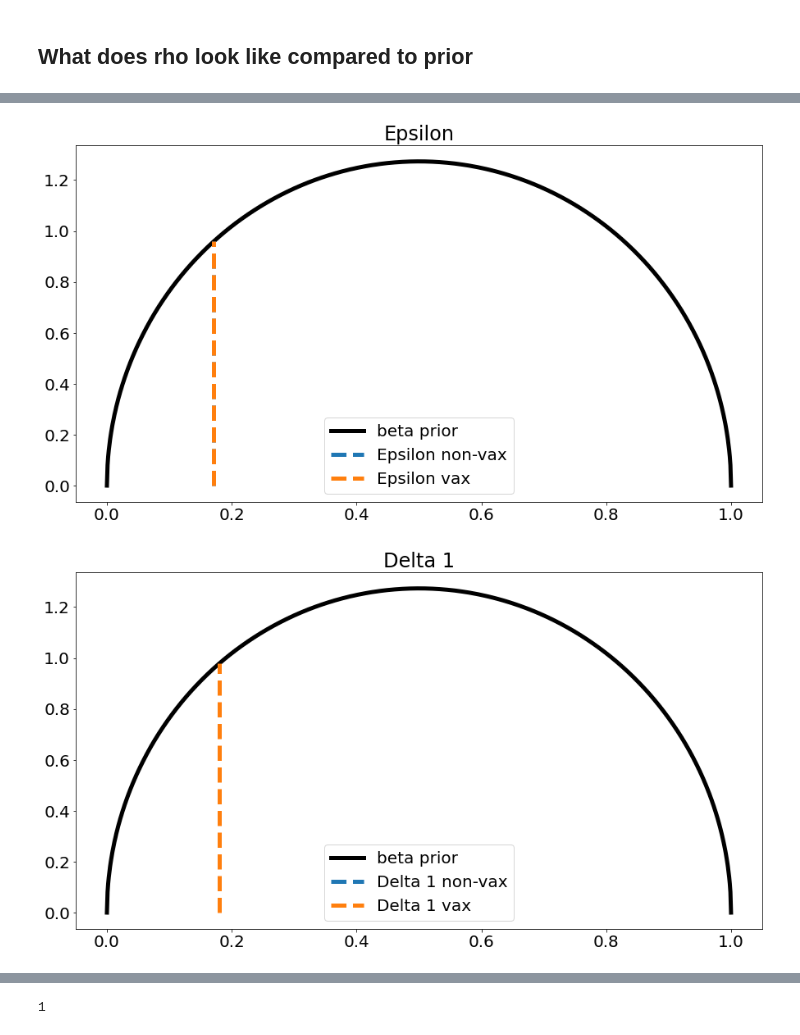
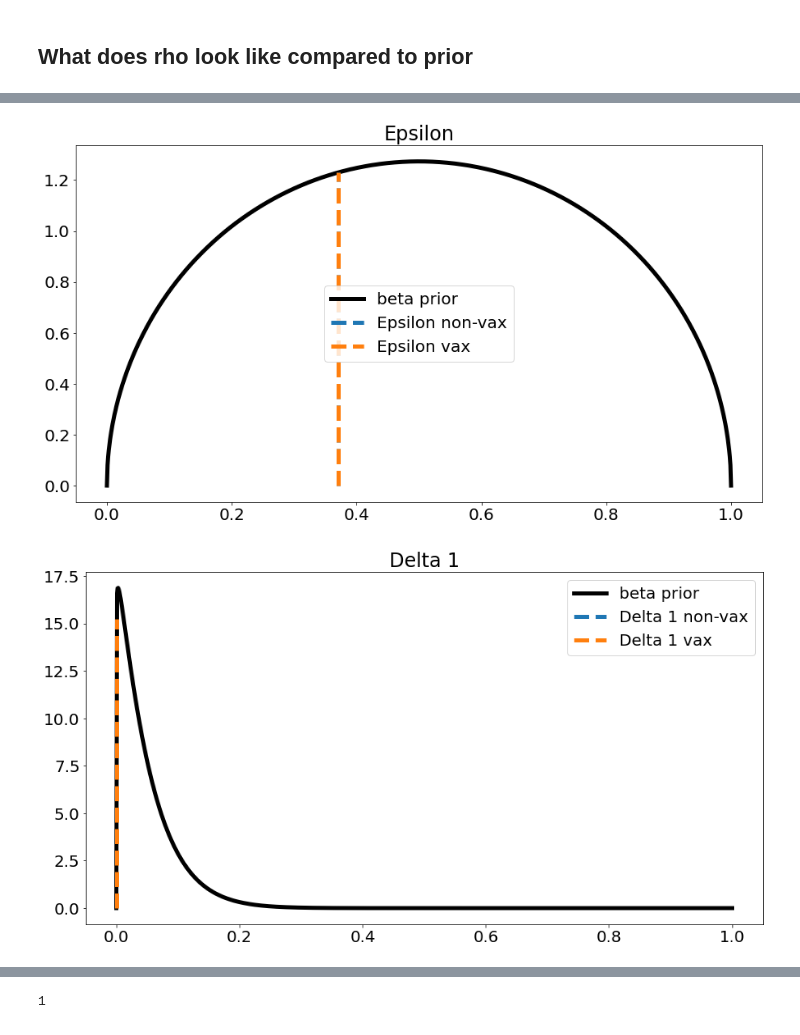
Before and after one commit to tufts-ml/covid19-forecasting, a Jupyter notebook: tf_model_1p5/Debug Forecasts.ipynb, the cells around one changed output, grey strips where cells are left out. Saved outputs shown, nothing was run; the diff lists cells and outputs as text; code cells hidden in the pictures.

Commit message:
Update priors, now X too low

```diff
--- a/tf_model_1p5/Debug Forecasts.ipynb
+++ b/tf_model_1p5/Debug Forecasts.ipynb
@@ -403,19 +403,20 @@ class CovidModel(tf.keras.Model):
         self.unconstrained_delta[0] = tf.Variable([1e8], name='A_delta_0', trainable=False)
         # TODO: debug
         # if this isn't add weight the gradient doesn't get tracked for some reason
-        self.unconstrained_delta[1] = self.add_weight(shape=tf.TensorShape(1), initializer="random_normal",
+        self.unconstrained_delta[1] = self.add_weight(shape=tf.TensorShape(1),
+                                                      initializer=tf.keras.initializers.RandomNormal(mean=-10),
                                                       trainable=True, name=f'A_delta_1')
 
         # initialize model parameters
         for vax_status in [0, 1]:
 
-            self.model_params[MILD][vax_status]['unconstrained_rho'] = tf.Variable([0], name=f'M_rho_{vax_status}', trainable=True, dtype=tf.float32, shape=tf.TensorShape(1))
+            self.model_params[MILD][vax_status]['unconstrained_rho'] = tf.Variable([5], name=f'M_rho_{vax_status}', trainable=True, dtype=tf.float32, shape=tf.TensorShape(1))
             self.model_params[MILD][vax_status]['unconstrained_lambda'] = tf.Variable([lambda_bar_M], name=f'M_lambda_{vax_status}', trainable=True, dtype=tf.float32, shape=tf.TensorShape(1))
             self.model_params[MILD][vax_status]['unconstrained_nu'] = tf.Variable([nu_bar_M], name=f'M_nu_{vax_status}', trainable=True, dtype=tf.float32, shape=tf.TensorShape(1))
-            self.model_params[EXTREME][vax_status]['unconstrained_rho'] = tf.Variable([0], name=f'X_rho_{vax_status}', trainable=True, dtype=tf.float32, shape=tf.TensorShape(1))
+            self.model_params[EXTREME][vax_status]['unconstrained_rho'] = tf.Variable([-5], name=f'X_rho_{vax_status}', trainable=True, dtype=tf.float32, shape=tf.TensorShape(1))
             self.model_params[EXTREME][vax_status]['unconstrained_lambda'] = tf.Variable([lambda_bar_X], name=f'X_lambda_{vax_status}', trainable=True, dtype=tf.float32, shape=tf.TensorShape(1))
             self.model_params[EXTREME][vax_status]['unconstrained_nu'] = tf.Variable([nu_bar_X], name=f'X_nu_{vax_status}', trainable=True, dtype=tf.float32, shape=tf.TensorShape(1))
-            self.model_params[GENERAL_WARD][vax_status]['unconstrained_rho'] = tf.Variable([0], name=f'G_rho_{vax_status}', trainable=True, dtype=tf.float32, shape=tf.TensorShape(1))
+            self.model_params[GENERAL_WARD][vax_status]['unconstrained_rho'] = tf.Variable([-5], name=f'G_rho_{vax_status}', trainable=True, dtype=tf.float32, shape=tf.TensorShape(1))
             self.model_params[GENERAL_WARD][vax_status]['unconstrained_lambda'] = tf.Variable([lambda_bar_G], name=f'G_lambda_{vax_status}', trainable=True, dtype=tf.float32, shape=tf.TensorShape(1))
             self.model_params[GENERAL_WARD][vax_status]['unconstrained_nu'] = tf.Variable([nu_bar_G], name=f'G_nu_{vax_status}', trainable=True, dtype=tf.float32, shape=tf.TensorShape(1))
 
@@ -425,7 +426,7 @@ class CovidModel(tf.keras.Model):
     def _initialize_priors(self, alpha_bar_M, beta_bar_M, alpha_bar_X, beta_bar_X, alpha_bar_G, beta_bar_G,
                            lambda_bar_M, sigma_bar_M, lambda_bar_X, sigma_bar_X, lambda_bar_G, sigma_bar_G,
                            nu_bar_M, tau_bar_M, nu_bar_X, tau_bar_X, nu_bar_G, tau_bar_G,
-                           eps_delta_a=1.5, eps_delta_b=1.5):
+                           eps_a=1.5, eps_b=1.5, delta_a=1.05, delta_b=20):
         """Helper function to hide the book-keeping behind initializing model priors"""
 
         self.prior_distros = {}
@@ -435,8 +436,8 @@ class CovidModel(tf.keras.Model):
                 self.prior_distros[compartment][vax_status] = {}
 
         # Tensorflow doesn't support dictionaries with mixed key types, so we'll give these a compartment and vax status
-        self.prior_distros[ASYMP][0]['epsilon'] = tfp.distributions.Beta(eps_delta_a, eps_delta_b)
-        self.prior_distros[ASYMP][1]['delta_1'] = tfp.distributions.Beta(eps_delta_a, eps_delta_b)
+        self.prior_distros[ASYMP][0]['epsilon'] = tfp.distributions.Beta(eps_a, eps_b)
+        self.prior_distros[ASYMP][1]['delta_1'] = tfp.distributions.Beta(delta_a, delta_b)
 
         # create prior distributions
         for vax_status in [0,1]:
@@ -1045,10 +1060,10 @@ plot_truncated_normal_prior('Nu G', model.nu_G, nu_bar_G, tau_bar_G)
 [figure]
 # %%
 plot_beta_prior('Epsilon', {0: model.epsilon,1:model.epsilon}, 1.5, 1.5)
-plot_beta_prior('Delta 1', model.delta, 1.5, 1.5)
+plot_beta_prior('Delta 1', model.delta, 1.05, 20)
 # %% [output]
-[figure, old version]
+[figure, new version]
-[figure, old version]
+[figure, new version]
 # %%
 x = np.linspace(0,10,1000)
 pdf_vals = truncnorm.pdf(x, 0, 100, lambda_bar, sigma_bar)
```
Also changed, not shown: parts of 18 cells of this notebook.
